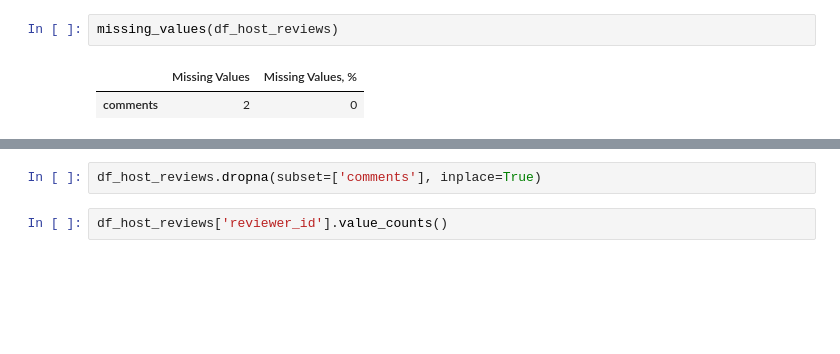
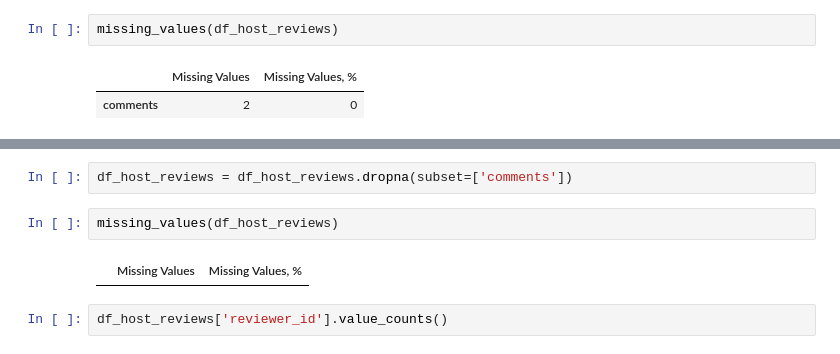
Before and after one commit to TanjaDS/Examensarbete_Airbnb, a Jupyter notebook: transformation_and_EDA/data_cleaning.ipynb, the cells around one changed output, grey strips where cells are left out. Cells and saved outputs as stored; diff of their text form; blank space fills up the shorter version.

```diff
--- a/transformation_and_EDA/data_cleaning.ipynb
+++ b/transformation_and_EDA/data_cleaning.ipynb
@@ -175,7 +179,11 @@ df_host_reviews[df_host_reviews['comments'].isna() == True]
 | 62929 | 2019-05-30 | 1090 | 31301631 | 263373046 | Deepak | NaN | 362541894 | ApartDirect | ... |
 2 rows × 25 columns
 # %%
-df_host_reviews.dropna(subset=['comments'], inplace=True)
+df_host_reviews = df_host_reviews.dropna(subset=['comments'])
+# %%
+missing_values(df_host_reviews)
+# %% [output]
+|  | Missing Values | Missing Values, % |
 # %%
 df_host_reviews['reviewer_id'].value_counts()
 # %% [output]
```
Also changed, not shown: parts of 21 cells of this notebook, 10 other files.
